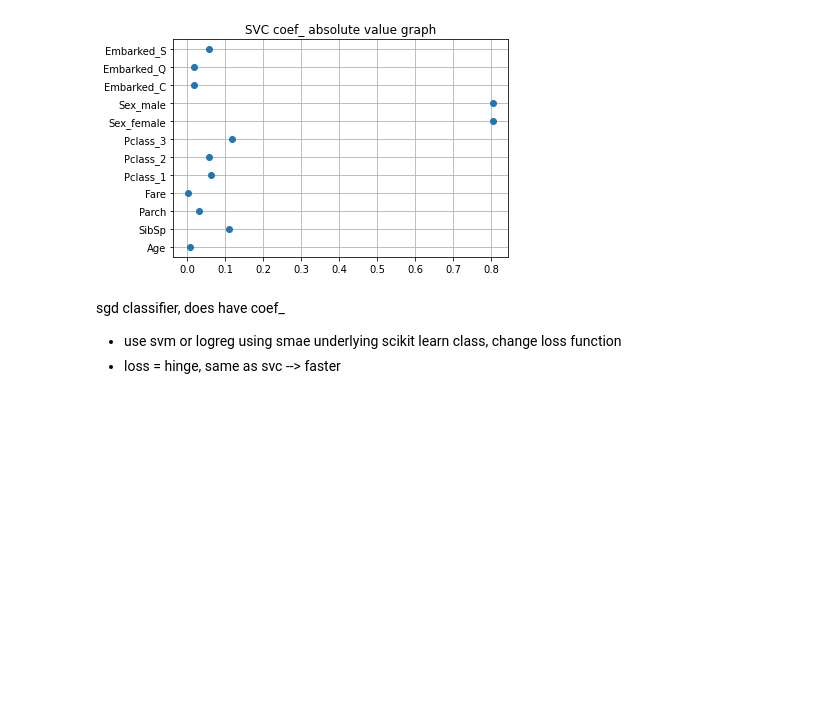
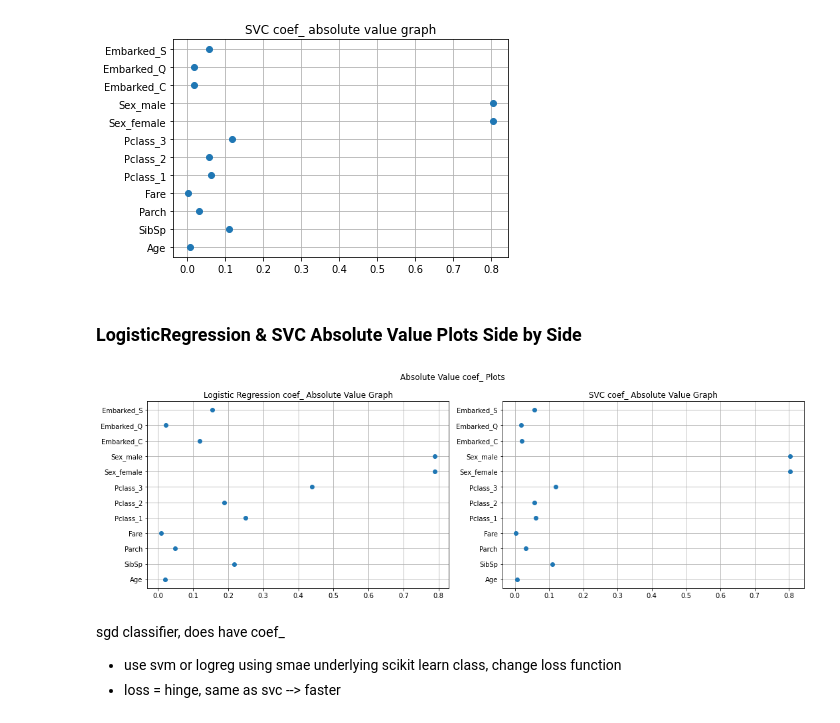
Before and after one commit to taywong00/data-science-titanic-survivors-final-project, a Jupyter notebook: solution.ipynb, the cells around one changed output. Cells and saved outputs as stored; diff of their text form; code cells hidden in the pictures; blank space fills up the shorter version.

Commit message:
side by side abs val coef plots

```diff
--- a/solution.ipynb
+++ b/solution.ipynb
@@ -829,6 +832,21 @@ plt.plot(abs(optimized_svm.coef_.flatten()), df_origin.columns[1:], 'o')
 plt.grid()
 # %% [output]
 [figure]
+# %% [markdown]
+### LogisticRegression & SVC Absolute Value Plots Side by Side
+# %%
+fig, (ax1, ax2) = plt.subplots(1, 2, figsize=(15, 5))
+fig.suptitle('Absolute Value coef_ Plots')
+ax1.plot(abs(optimized_lr.coef_.flatten()), df_origin.columns[1:], 'o')
+ax2.plot(abs(optimized_svm.coef_.flatten()), df_origin.columns[1:], 'o')
+ax1.title.set_text('Logistic Regression coef_ Absolute Value Graph')
+ax2.title.set_text('SVC coef_ Absolute Value Graph')
+fig.tight_layout()
+ax1.grid()
+ax2.grid()
+plt.show()
+# %% [output]
+[figure, added]
 # %% [markdown]
 sgd classifier, does have coef_
 - use svm or logreg using smae underlying scikit learn class, change loss function
```
Also changed, not shown: parts of 1 cell of this notebook.
